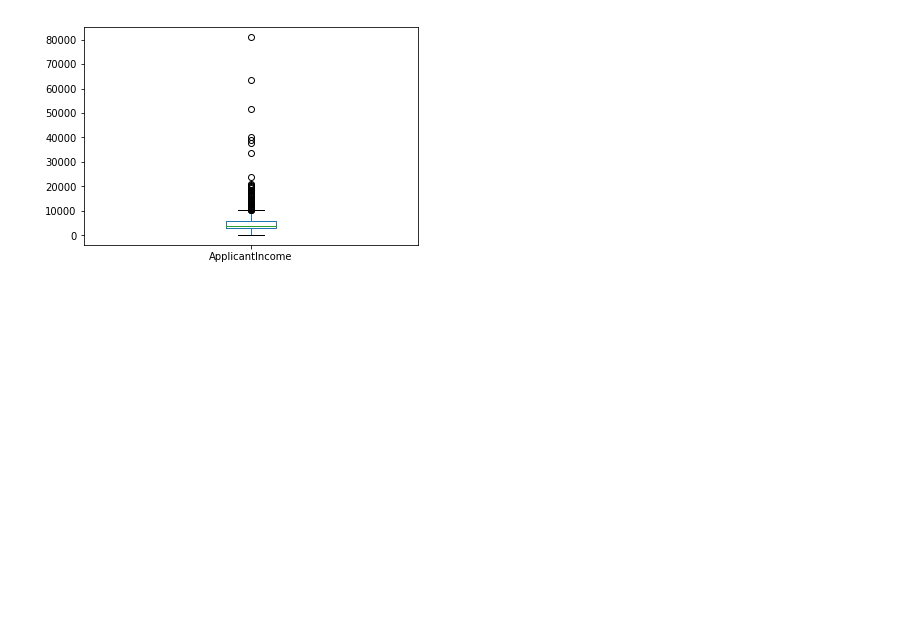
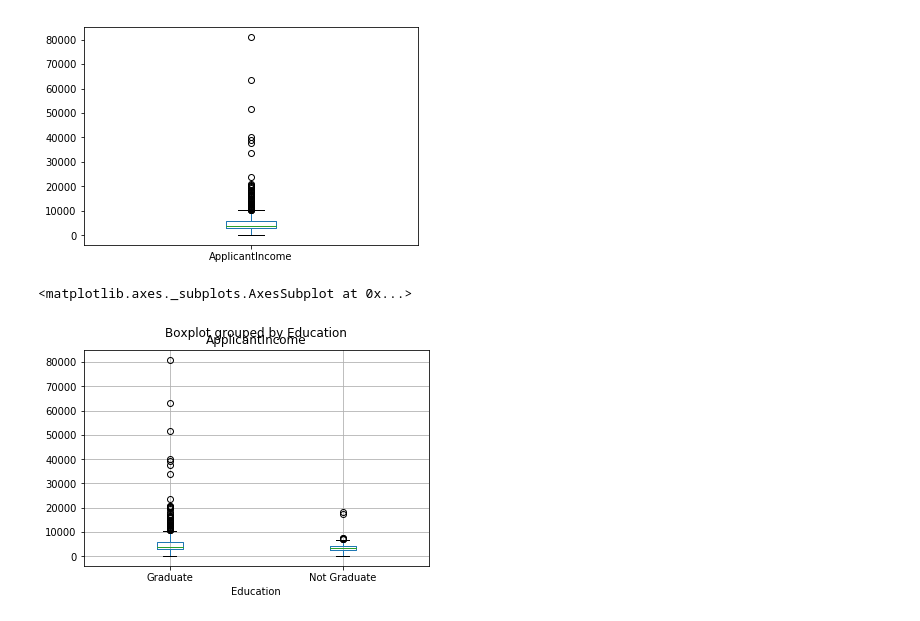
Before and after one commit to isiagi/loan_prediction_dataScience_learn, a Jupyter notebook: Untitled.ipynb, the cells around one changed output. Drawn from its saved outputs; the diff is of its cells as text; code cells hidden in the pictures; blank space fills up the shorter version.

```diff
--- a/Untitled.ipynb
+++ b/Untitled.ipynb
@@ -109,3 +109,8 @@ train["ApplicantIncome"].plot.box()
 # %% [output]
 <matplotlib.axes._subplots.AxesSubplot at 0x...>
 [figure]
+# %%
+train.boxplot(column="ApplicantIncome", by="Education")
+# %% [output]
+<matplotlib.axes._subplots.AxesSubplot at 0x...>
+[figure, added]
```
Also changed, not shown: parts of 11 cells of this notebook.
